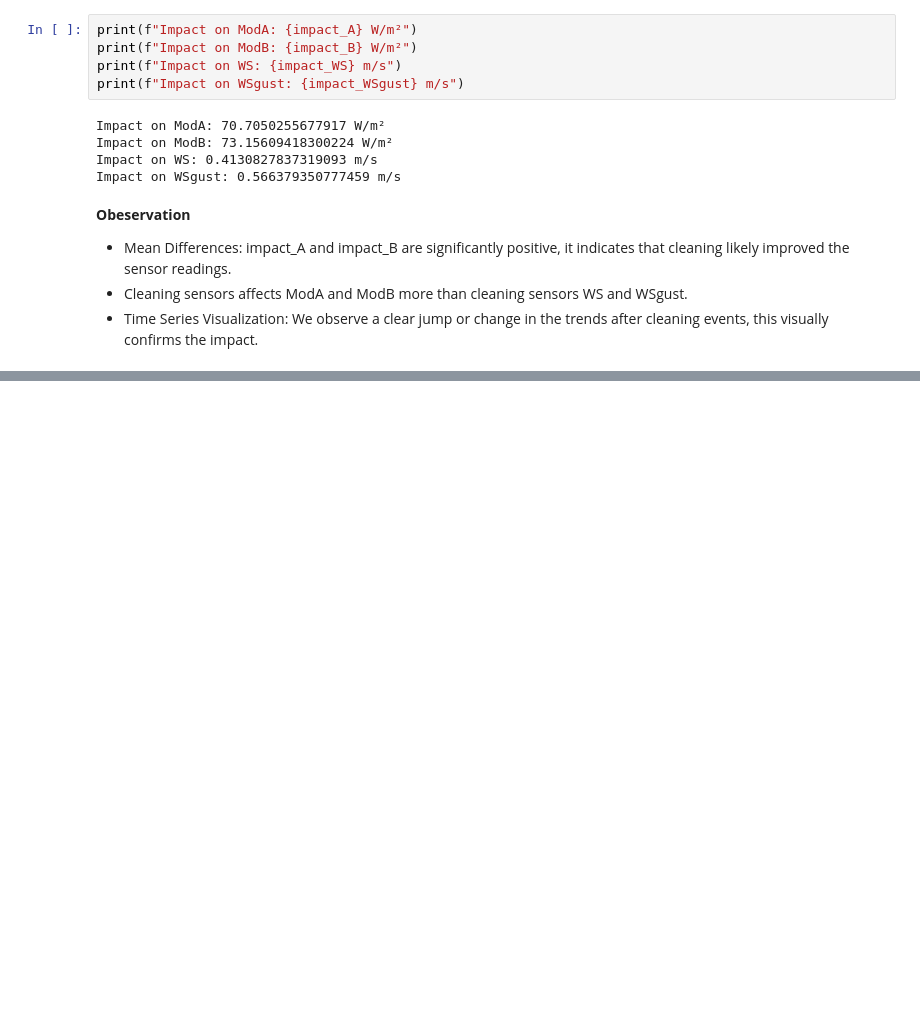
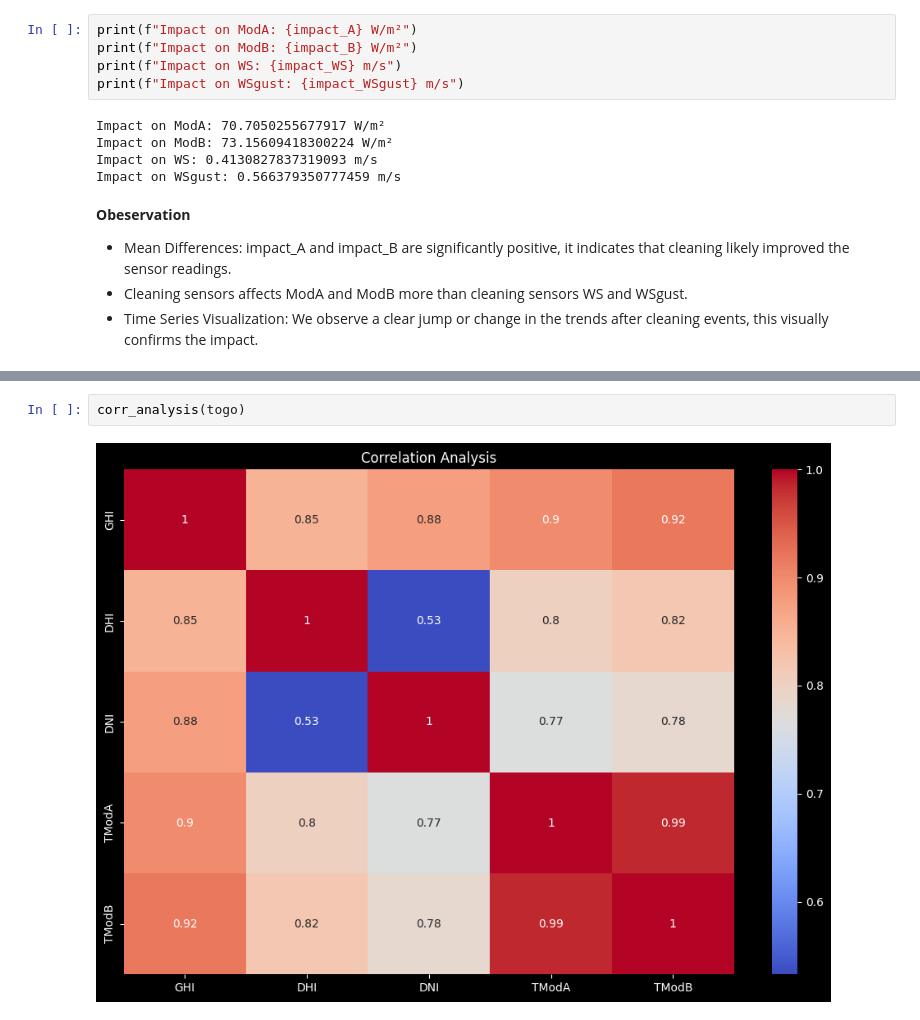
Before and after one commit to Yosef-ft/Solar_Radiation_Analysis, a Jupyter notebook: notebooks/EDA.ipynb, the cells around one changed output, grey strips where cells are left out. Cells and saved outputs as stored; diff of their text form; blank space fills up the shorter version.

```diff
--- a/notebooks/EDA.ipynb
+++ b/notebooks/EDA.ipynb
@@ -492,0 +516,4 @@ Impact on WSgust: 0.566379350777459 m/s
+# %%
+corr_analysis(togo)
+# %% [output]
+[figure, added]
```
Also changed, not shown: parts of 9 cells of this notebook.
